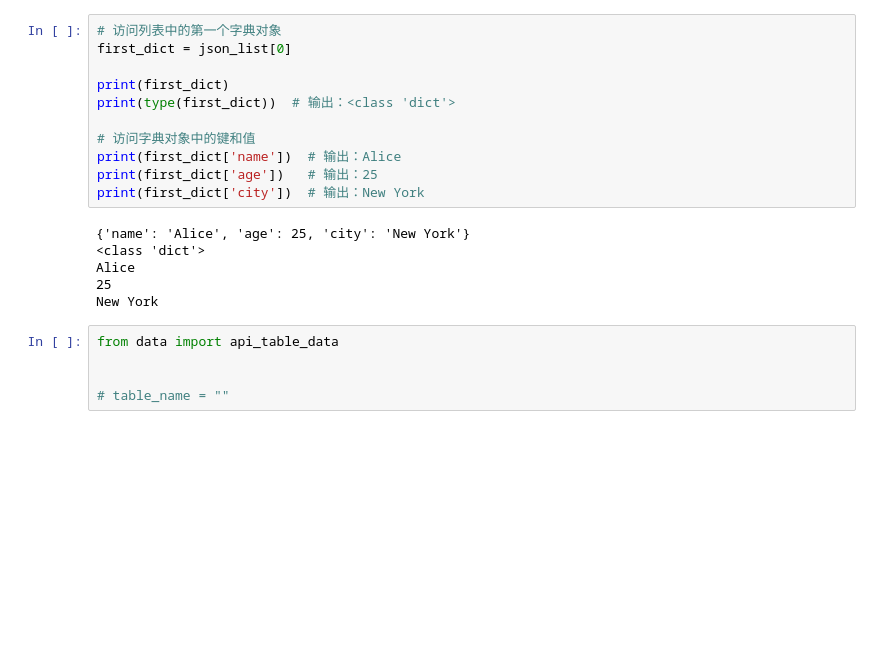
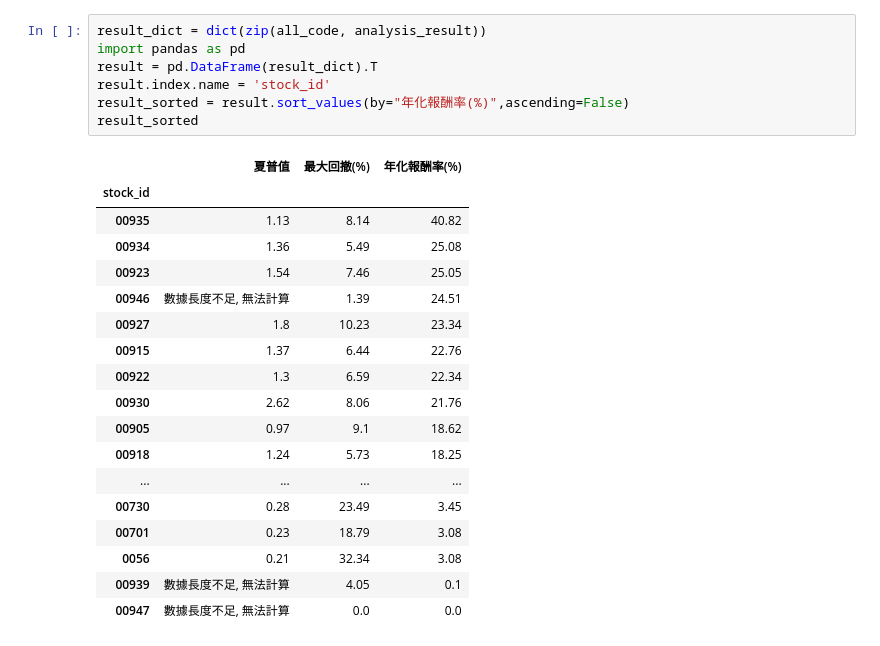
Before and after one commit to ccClub-Investment-Project/ccClub_InvestmentProject, a Jupyter notebook: backtest/how.ipynb, the cells around one changed output. Drawn from its saved outputs; the diff is of its cells as text; blank space fills up the shorter version.

```diff
--- a/backtest/how.ipynb
+++ b/backtest/how.ipynb
@@ -44,22 +67,26 @@ print(type(json_list))  # 输出：<class 'list'>
-# %%
-# 访问列表中的第一个字典对象
-first_dict = json_list[0]
-
-print(first_dict)
-print(type(first_dict))  # 输出：<class 'dict'>
-
-# 访问字典对象中的键和值
-print(first_dict['name'])  # 输出：Alice
-print(first_dict['age'])   # 输出：25
-print(first_dict['city'])  # 输出：New York
-# %% [output]
-{'name': 'Alice', 'age': 25, 'city': 'New York'}
-<class 'dict'>
-Alice
-25
-New York
-# %%
-from data import api_table_data
-
-
-# table_name = ""
+# %%
+result_dict = dict(zip(all_code, analysis_result))
+import pandas as pd
+result = pd.DataFrame(result_dict).T
+result.index.name = 'stock_id'
+result_sorted = result.sort_values(by="年化報酬率(%)",ascending=False)
+result_sorted
+# %% [output]
+|  | 夏普值 | 最大回撤(%) | 年化報酬率(%) |
+| stock_id |  |  |  |
+| 00935 | 1.13 | 8.14 | 40.82 |
+| 00934 | 1.36 | 5.49 | 25.08 |
+| 00923 | 1.54 | 7.46 | 25.05 |
+| 00946 | 數據長度不足, 無法計算 | 1.39 | 24.51 |
+| 00927 | 1.8 | 10.23 | 23.34 |
+| 00915 | 1.37 | 6.44 | 22.76 |
+| 00922 | 1.3 | 6.59 | 22.34 |
+| 00930 | 2.62 | 8.06 | 21.76 |
+| 00905 | 0.97 | 9.1 | 18.62 |
+| 00918 | 1.24 | 5.73 | 18.25 |
+| ... | ... | ... | ... |
+| 00730 | 0.28 | 23.49 | 3.45 |
+| 00701 | 0.23 | 18.79 | 3.08 |
+| 0056 | 0.21 | 32.34 | 3.08 |
+| 00939 | 數據長度不足, 無法計算 | 4.05 | 0.1 |
+| 00947 | 數據長度不足, 無法計算 | 0.0 | 0.0 |
```
Also changed, not shown: parts of 8 cells of this notebook, 7 other files.
